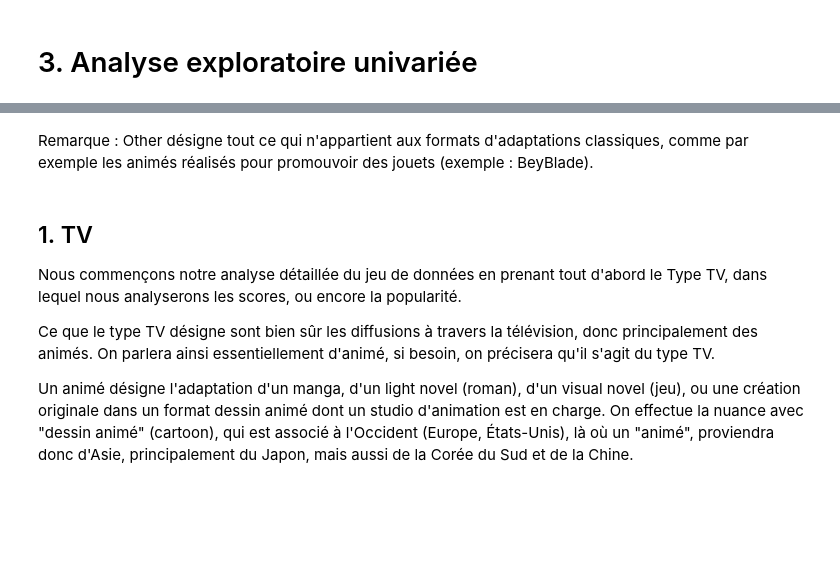
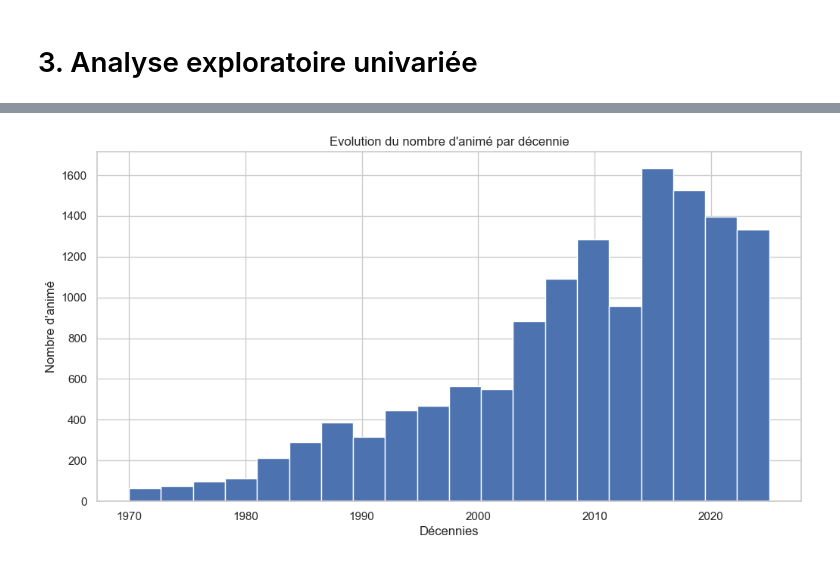
Before and after one commit to TAMINE-CYRIL/MyAnimeList-Analysis, a Jupyter notebook: notebook.ipynb, the cells around one changed output, grey strips where cells are left out. Cells and saved outputs as stored; diff of their text form; code cells hidden in the pictures; blank space fills up the shorter version.

```diff
--- a/notebook.ipynb
+++ b/notebook.ipynb
@@ -203,10 +231,0 @@ KeyError: 'Source'
-# %% [markdown]
-Remarque : Other désigne tout ce qui n'appartient aux formats d'adaptations classiques, comme par exemple les animés réalisés pour promouvoir des jouets (exemple : BeyBlade).
-# %% [markdown]
-## 1. TV
-Nous commençons notre analyse détaillée du jeu de données en prenant tout d'abord le Type TV, dans lequel nous analyserons les scores, ou encore la popularité.
-
-Ce que le type TV désigne sont bien sûr les diffusions à travers la télévision, donc principalement des animés. On parlera ainsi essentiellement d'animé, si besoin, on précisera qu'il s'agit du type TV.
-
-Un animé désigne l'adaptation d'un manga, d'un light novel (roman), d'un visual novel (jeu), ou une création originale dans un format dessin animé dont un studio d'animation est en charge.
-On effectue la nuance avec "dessin animé" (cartoon), qui est associé à l'Occident (Europe, États-Unis), là où un "animé", proviendra donc d'Asie, principalement du Japon, mais aussi de la Corée du Sud et de la Chine.
@@ -215,0 +232,12 @@ df_anime = df[df["Type"] == "TV"]
+# %%
+df_year = df_clean["season_year"]
+
+fig = plt.figure(figsize=(12,6))
+plt.hist(x=df_year, bins=20)
+plt.xlabel("Décennies")
+plt.ylabel("Nombre d'animé")
+plt.title("Evolution du nombre d'animé par décennie")
+
+plt.show()
+# %% [output]
+[figure, added]
```
Also changed, not shown: parts of 28 cells of this notebook, 1 other file.
